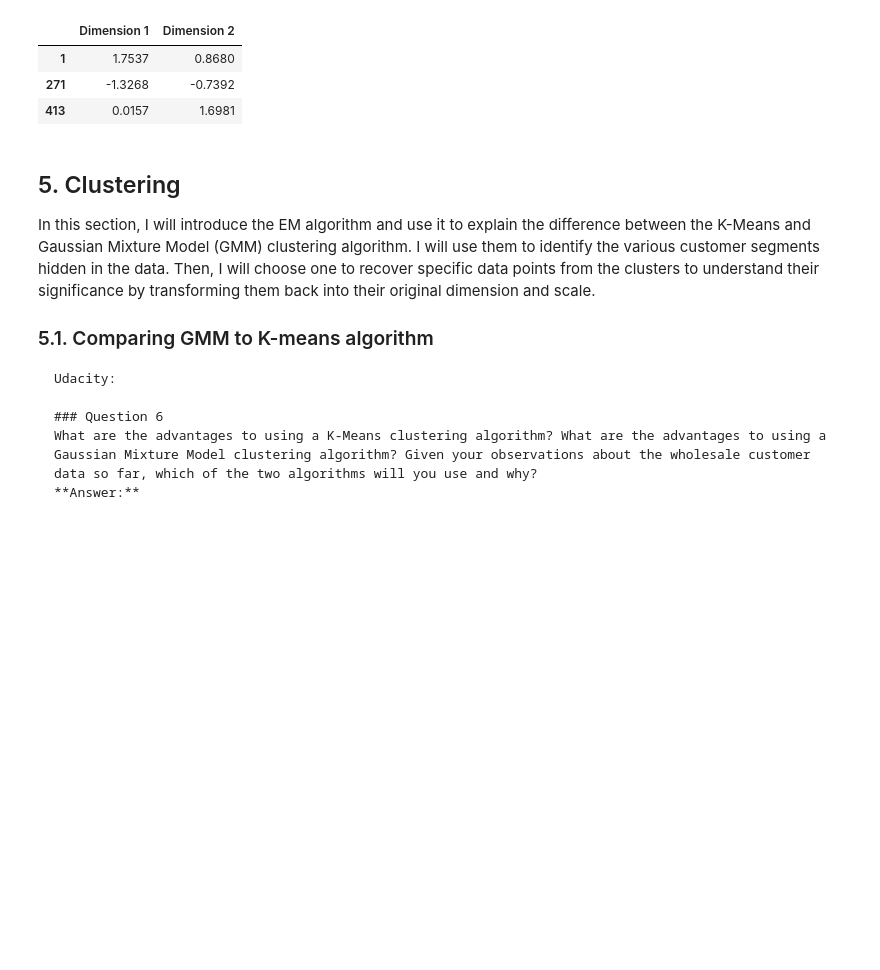
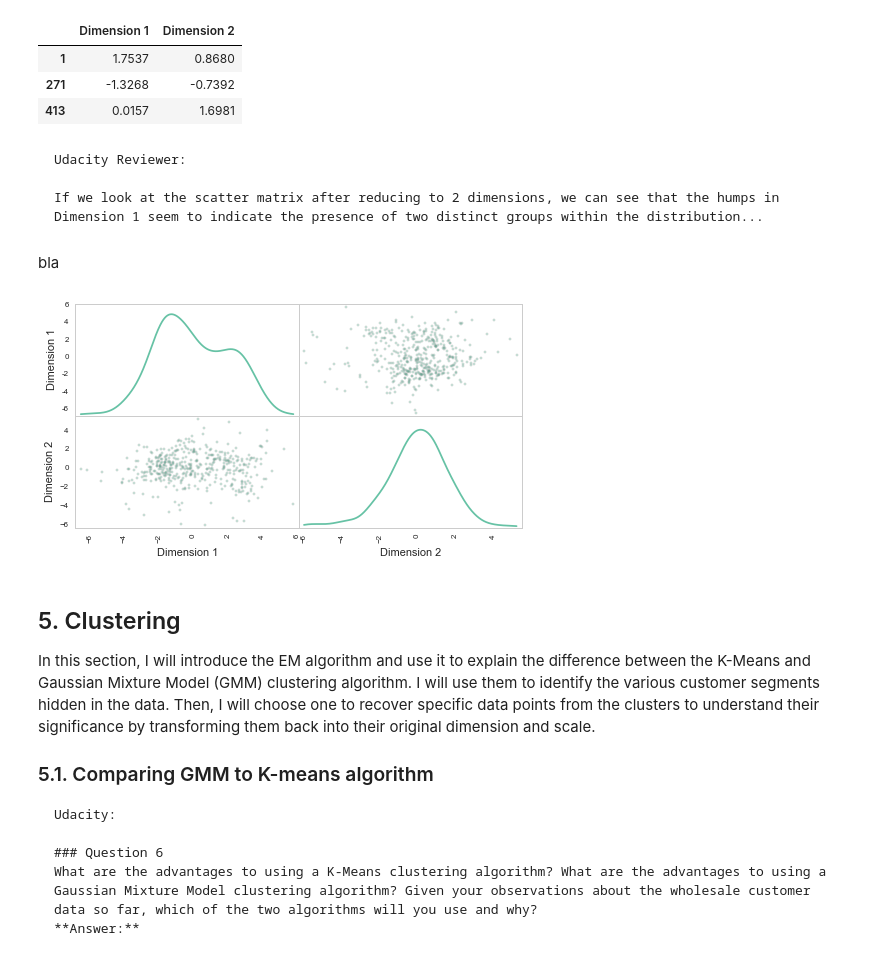
Before and after one commit to ucaiado/Customer_Segments, a Jupyter notebook: customer_segments.ipynb, the cells around one changed output. Drawn from its saved outputs; the diff is of its cells as text; code cells hidden in the pictures; blank space fills up the shorter version.

````diff
--- a/customer_segments.ipynb
+++ b/customer_segments.ipynb
@@ -549,6 +547,24 @@ display(df_display)
 | 1 | 1.7537 | 0.8680 |
 | 271 | -1.3268 | -0.7392 |
 | 413 | 0.0157 | 1.6981 |
+# %% [markdown]
+```
+Udacity Reviewer:
+
+If we look at the scatter matrix after reducing to 2 dimensions, we can see that the humps in Dimension 1 seem to indicate the presence of two distinct groups within the distribution...
+```
+# %% [markdown]
+bla
+# %%
+# Produce a scatter matrix for pca reduced data
+l_ax = pd.scatter_matrix(reduced_data, alpha = 0.3, figsize = (8,4), diagonal = 'kde');
+# remove grids from the charts
+for l_ax1 in l_ax:
+    for ax in l_ax1:
+        ax.yaxis.grid()
+        ax.xaxis.grid()
+# %% [output]
+[figure, added]
 # %% [markdown]
 ## 5. Clustering
 
````
Also changed, not shown: parts of 16 cells of this notebook.
